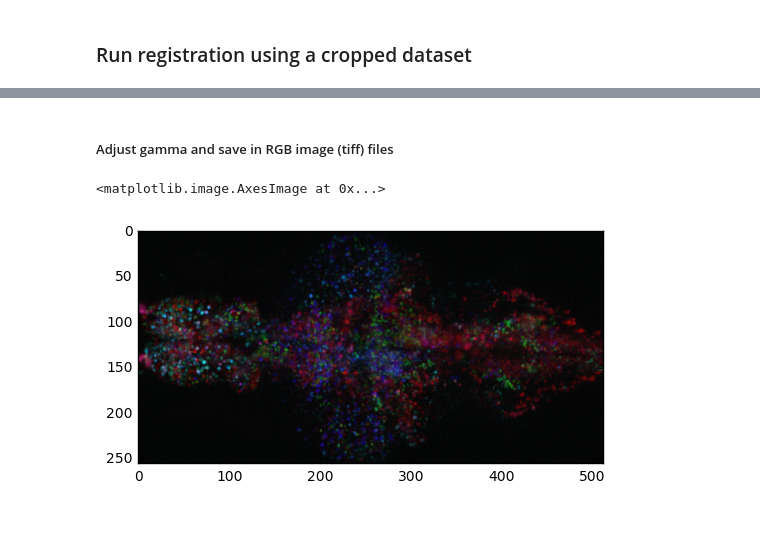
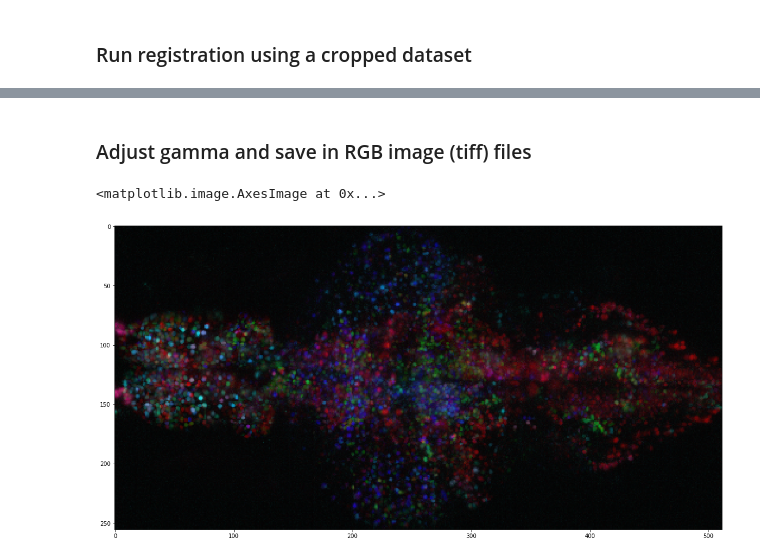
Before and after one commit to nvladimus/ZebrafishFunctionalMaps_LinearRegression, a Jupyter notebook: FunctionalMaps_2014-08-01fish2(H2B).ipynb, the cells around one changed output, grey strips where cells are left out. Saved outputs shown, nothing was run; the diff lists cells and outputs as text; code cells hidden in the pictures; blank space fills up the shorter version.

```diff
--- a/FunctionalMaps_2014-08-01fish2(H2B).ipynb
+++ b/FunctionalMaps_2014-08-01fish2(H2B).ipynb
@@ -223,7 +195,0 @@ Wall time: 4min 5s
-# %%
-# Prepare regressors
-indRange = np.arange(100,200)
-regressors = np.column_stack((behaviorForwConv[indRange]/behaviorForwConv[indRange].std(),\
-    FdriftConv[indRange]/FdriftConv[indRange].std(),\
-    BdriftConv[indRange]/BdriftConv[indRange].std()))
-regressors.shape
@@ -243,12 +208,7 @@ Wall time: 8min 50s
-# %%
-#Convert (regression coeffs x R2) into weights
-imMotorForw = (betas[:,:,:,0]*stats)
-imForw = (betas[:,:,:,1]*stats)
-imBackw = (betas[:,:,:,2]*stats)
 # %% [markdown]
-##### Adjust gamma and save in RGB image (tiff) files
+### Adjust gamma and save in RGB image (tiff) files
 # %%
-# gamma-adjustment, save only positive weights
+# gamma-adjustment on positive weights
 gamma = 0.5
 imMgamma = np.zeros(imMotorForw.shape)
 imMgamma[imMotorForw > 0] = imMotorForw[imMotorForw > 0]**gamma
@@ -259,25 +219,13 @@ imFgamma[imForw > 0] = imForw[imForw > 0]**gamma
 imBgamma = np.zeros(imBackw.shape)
 imBgamma[imBackw > 0] = imBackw[imBackw > 0]**gamma
 
-# scaling between refMin and refMax before saving as 8-bit images
-refMin = 0
-refMax = 1.0
+# Save as 8-bit RGB tif files
+imTiffR = imMgamma * 255
+imTiffG = imFgamma * 255
+imTiffB = imBgamma * 255
+compositeTiff = np.array([imTiffR.T, imTiffG.T, imTiffB.T])
 
-#Save as 8-bit RGB tif files
-imTiffR = np.clip(imMgamma/refMax*(2**8-1),refMin,2**8-1)
-tifffile.imsave(procDir + 'motorDuringForw_REDgamma0.5.tif',imTiffR.astype(np.uint8))
-
-imTiffG = np.clip(imFgamma/refMax*(2**8-1),refMin,2**8-1)
-tifffile.imsave(procDir + 'forwDrift_GREENgamma0.5.tif',imTiffG.astype(np.uint8))
-
-imTiffB = np.clip(imBgamma/refMax*(2**8-1),refMin,2**8-1)
-tifffile.imsave(procDir + 'backwDrift_BLUEgamma0.5.tif',imTiffB.astype(np.uint8))
-
-compositeTiff = np.array([imTiffR.T, imTiffG.T, imTiffB.T])
-tifffile.imsave(procDir + 'compositeRGBgamma0.5.tif',compositeTiff.T.astype(np.uint8))
-
-#Show max instensity projection
-plt.imshow(compositeTiff.max(axis=3).T.astype(np.uint8))
+tifffile.imsave(procDir + 'motorDuringForw_REDgamma0.5.tif', imTiffR.astype(np.uint8))
+tifffile.imsave(procDir + 'forwDrift_GREENgamma0.5.tif', imTiffG.astype(np.uint8))
+tifffile.imsave(procDir + 'backwDrift_BLUEgamma0.5.tif', imTiffB.astype(np.uint8))
+tifffile.imsave(procDir + 'compositeRGBgamma0.5.tif', compositeTiff.T.astype(np.uint8))
-# %% [output]
-<matplotlib.image.AxesImage at 0x...>
-[figure, removed]
@@ -287,0 +232,7 @@ tifffile.imsave(procDir + 'ref.tif',refStack.astype(np.uint16))
+# %%
+# Show max instensity projection
+plt.figure(figsize=(20, 10))
+plt.imshow(compositeTiff.max(axis=3).T.astype(np.uint8))
+# %% [output]
+<matplotlib.image.AxesImage at 0x...>
+[figure, added]
```
Also changed, not shown: parts of 25 cells of this notebook, 7 other files.
